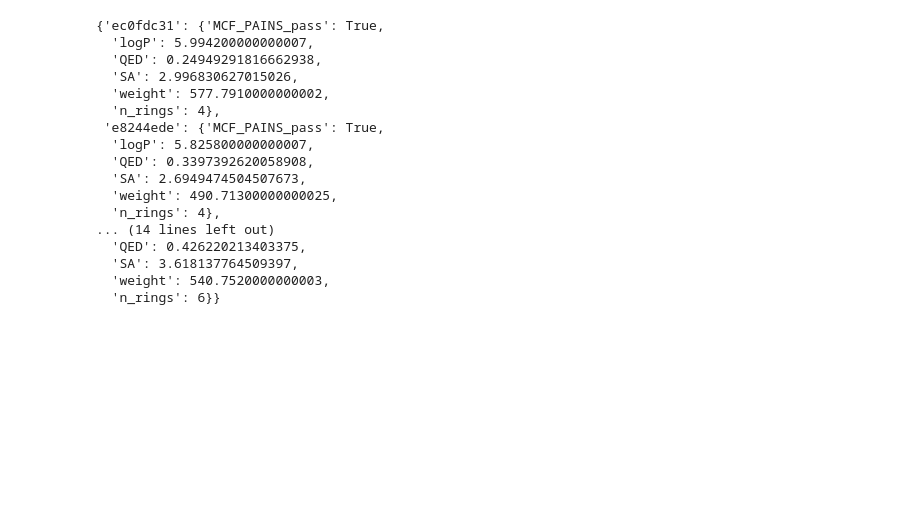
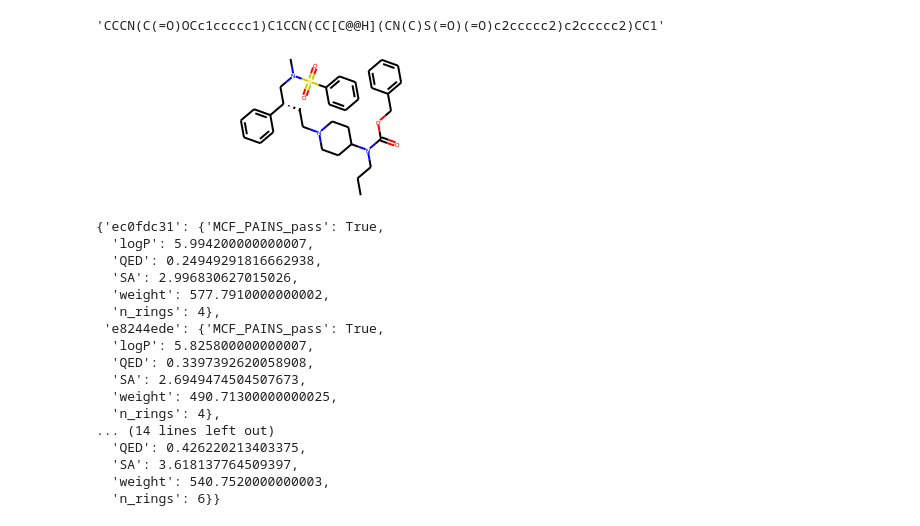
Before and after one commit to Munchic/tinymolecule, a Jupyter notebook: analysis/dev_test.ipynb, the cells around one changed output. Drawn from its saved outputs; the diff is of its cells as text; code cells hidden in the pictures; blank space fills up the shorter version.

```diff
--- a/analysis/dev_test.ipynb
+++ b/analysis/dev_test.ipynb
@@ -11,3 +11,7 @@ from scipy.stats import percentileofscore
 tt = tinymolecule.TinyTrain()
 # %%
 ta = tinymolecule.TinyAnalyze()
+# %%
+ta.get_smiles_from_uuid("ec0fdc31")
+# %% [output]
+'CCCN(C(=O)OCc1ccccc1)C1CCN(CC[C@@H](CN(C)S(=O)(=O)c2ccccc2)c2ccccc2)CC1'
@@ -14,3 +20,7 @@ ta = tinymolecule.TinyAnalyze()
+# %%
+get_mol(ta.get_smiles_from_uuid("ec0fdc31"))
+# %% [output]
+[figure, added]
 # %%
 ta.get_molecular_properties([
     "ec0fdc31",
```
Also changed, not shown: parts of 1 cell of this notebook, 3 other files.
